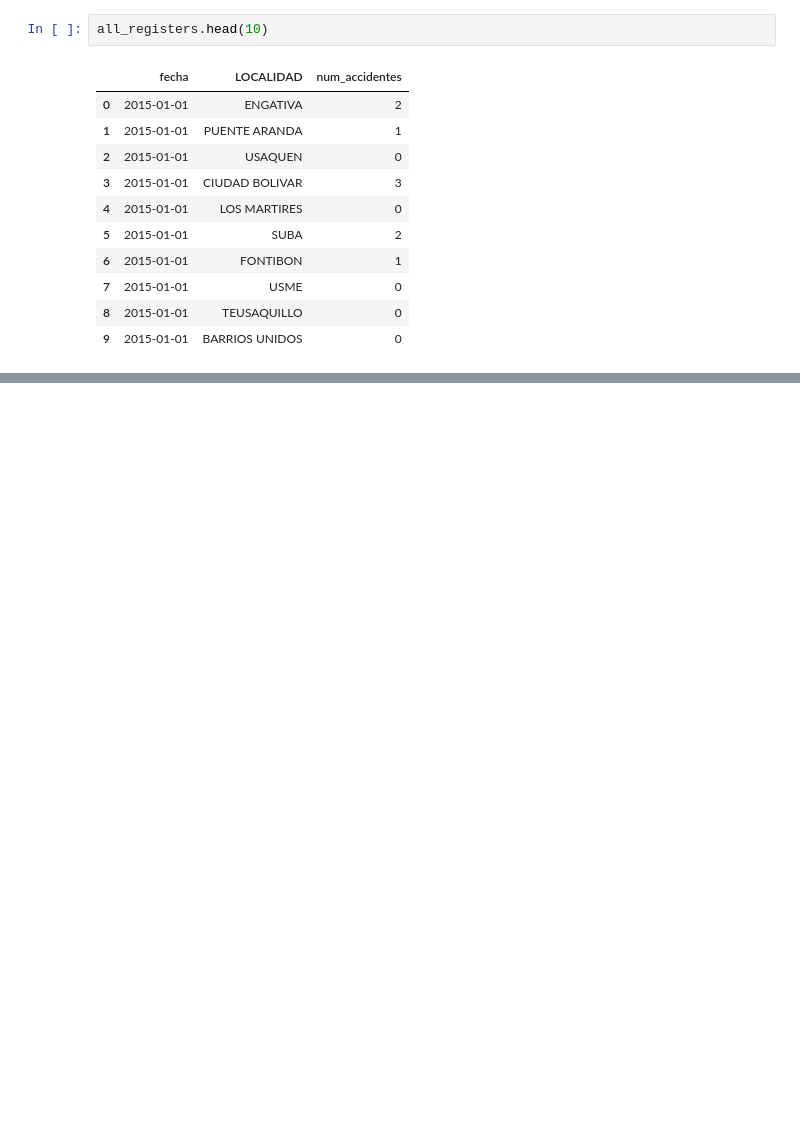
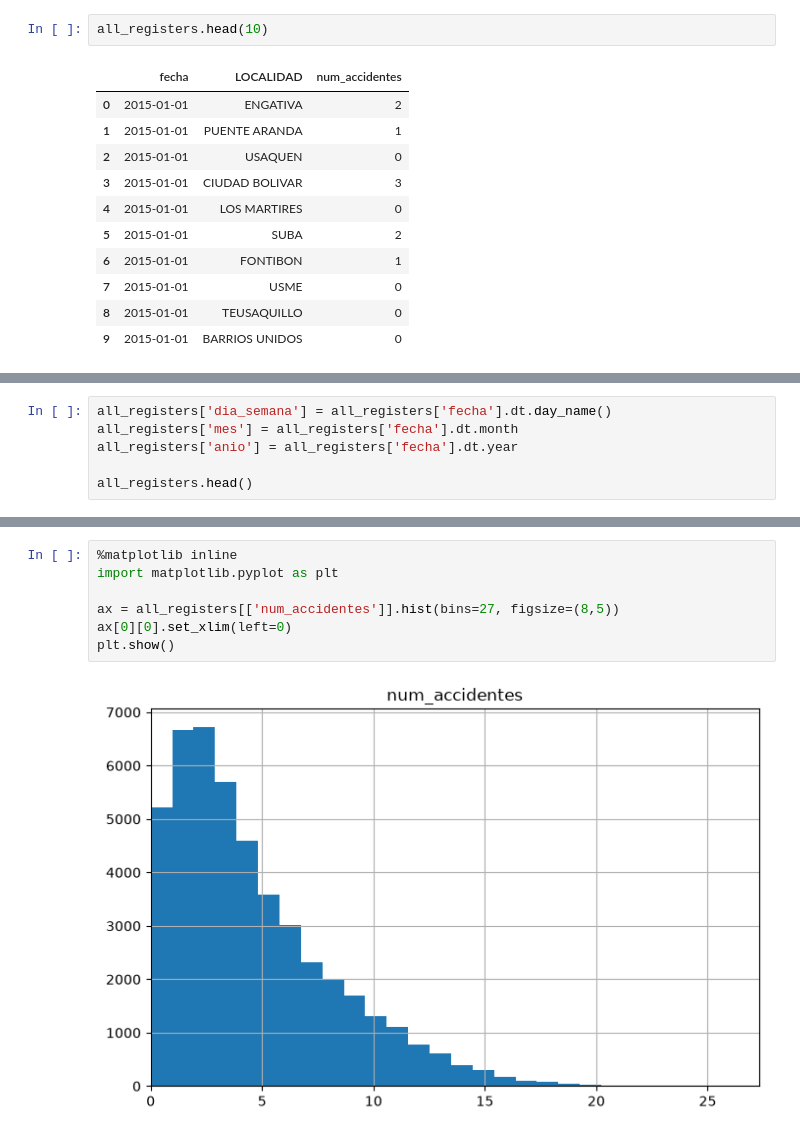
Before and after one commit to jampier-santiago/Regresion_lineal, a Jupyter notebook: notebooks/02_agregacion_features.ipynb, the cells around one changed output, grey strips where cells are left out. Cells and saved outputs as stored; diff of their text form; blank space fills up the shorter version.

```diff
--- a/notebooks/02_agregacion_features.ipynb
+++ b/notebooks/02_agregacion_features.ipynb
@@ -88,0 +93,6 @@ all_registers.head(10)
+# %%
+all_registers['dia_semana'] = all_registers['fecha'].dt.day_name()
+all_registers['mes'] = all_registers['fecha'].dt.month
+all_registers['anio'] = all_registers['fecha'].dt.year
+
+all_registers.head()
@@ -88,0 +112,9 @@ all_registers.head(10)
+# %%
+%matplotlib inline
+import matplotlib.pyplot as plt
+
+ax = all_registers[['num_accidentes']].hist(bins=27, figsize=(8,5))
+ax[0][0].set_xlim(left=0)
+plt.show()
+# %% [output]
+[figure, added]
```
Also changed, not shown: parts of 19 cells of this notebook, 13 other files.
